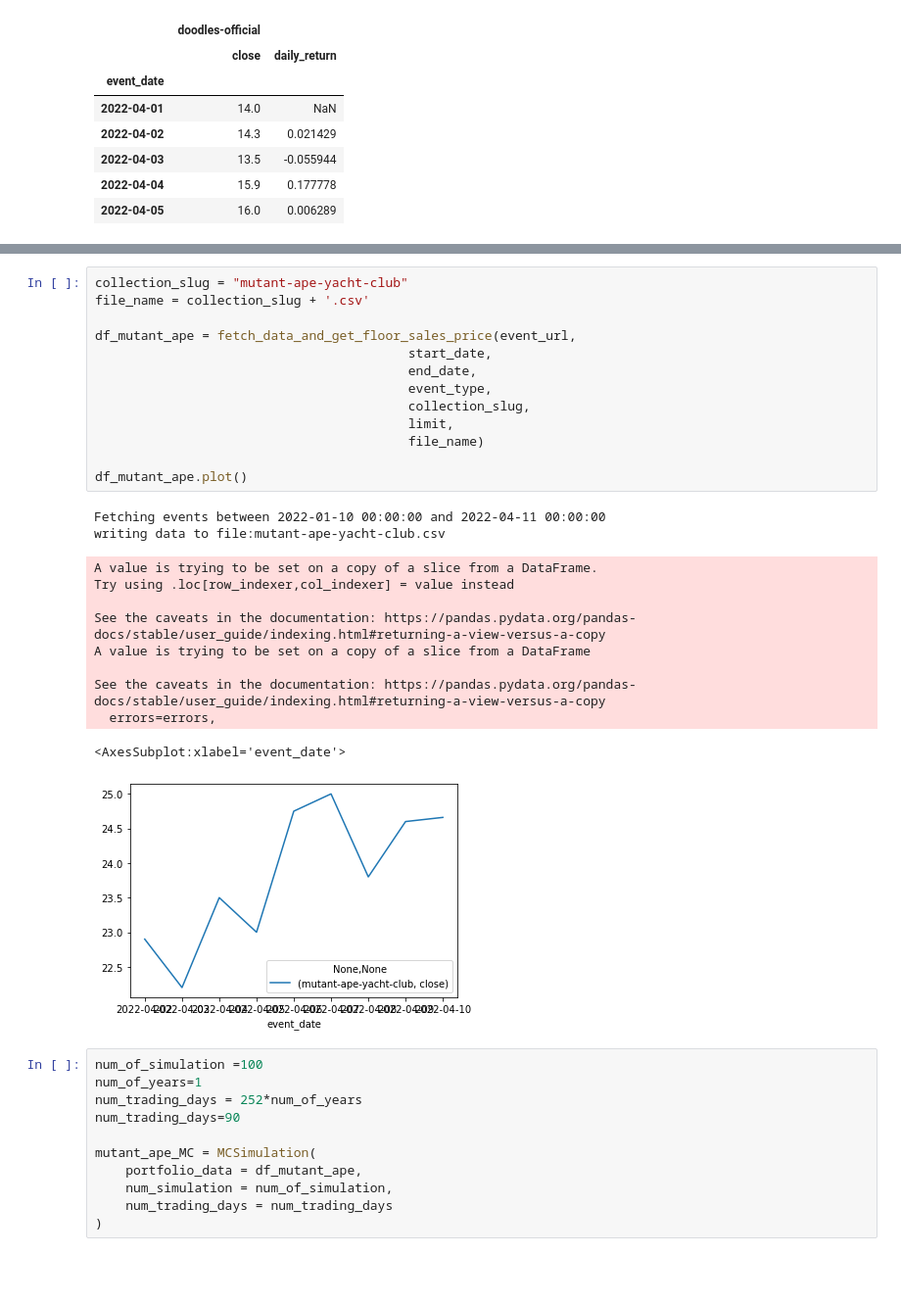
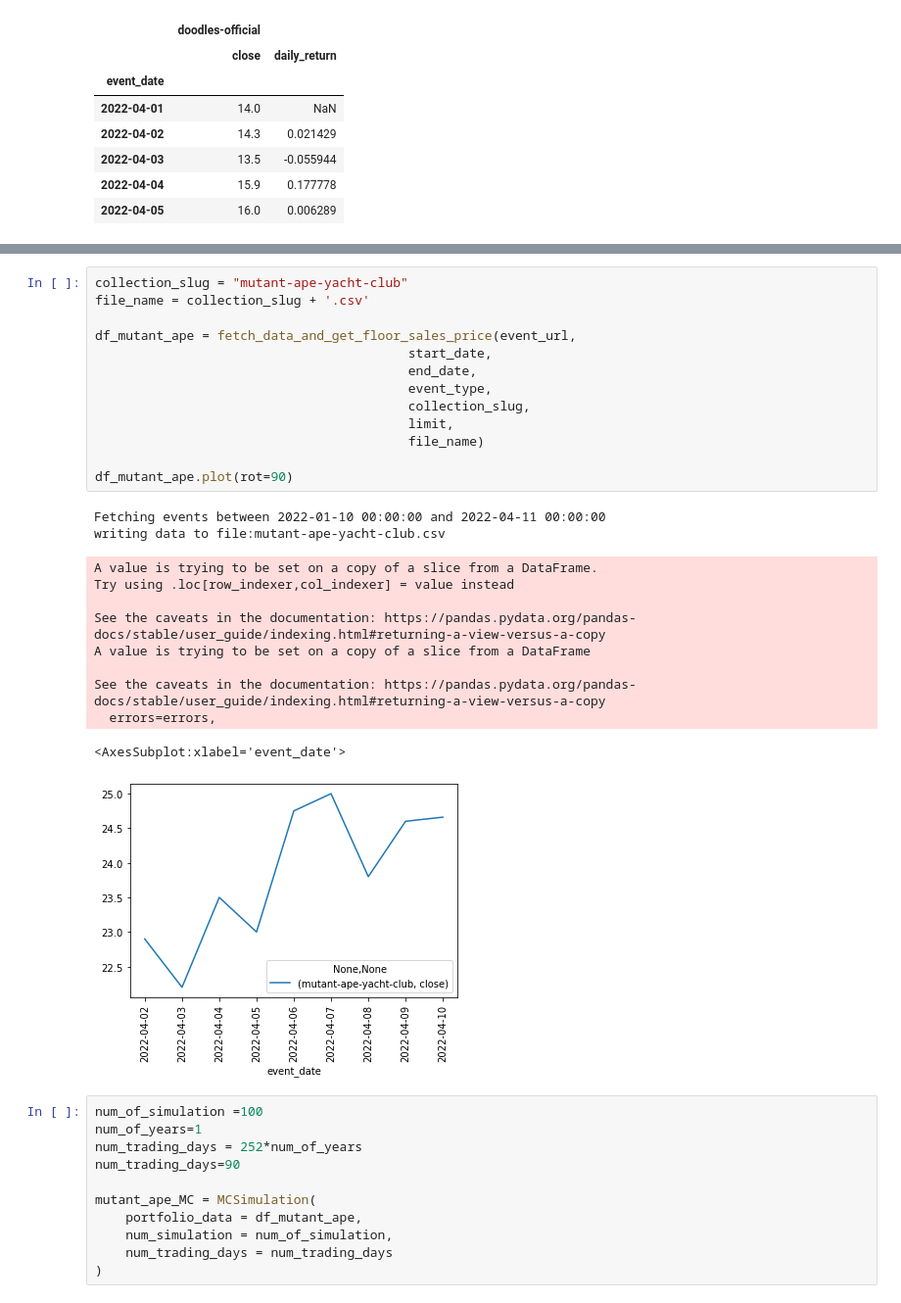
Before and after one commit to sameerlakhe/NFTPriceTrackerAndForecaster, a Jupyter notebook: nft_tracker.ipynb, the cells around one changed output, grey strips where cells are left out. Shown at 98% size. Cells and saved outputs as stored; diff of their text form; blank space fills up the shorter version.

```diff
--- a/nft_tracker.ipynb
+++ b/nft_tracker.ipynb
@@ -548,29 +525,29 @@ doodle_line_plot.get_figure().savefig("doodle_MC_sim_plot.png", bbox_inches="tig
 # %%
 collection_slug = "mutant-ape-yacht-club"
 file_name = collection_slug + '.csv'
 
 df_mutant_ape = fetch_data_and_get_floor_sales_price(event_url,
                                          start_date,
                                          end_date,
                                          event_type,
                                          collection_slug,
                                          limit,
                                          file_name)
 
-df_mutant_ape.plot()
+df_mutant_ape.plot(rot=90)
 # %% [output]
 Fetching events between 2022-01-10 00:00:00 and 2022-04-11 00:00:00
 writing data to file:mutant-ape-yacht-club.csv
 A value is trying to be set on a copy of a slice from a DataFrame.
 Try using .loc[row_indexer,col_indexer] = value instead
 
 See the caveats in the documentation: https://pandas.pydata.org/pandas-docs/stable/user_guide/indexing.html#returning-a-view-versus-a-copy
 A value is trying to be set on a copy of a slice from a DataFrame
 
 See the caveats in the documentation: https://pandas.pydata.org/pandas-docs/stable/user_guide/indexing.html#returning-a-view-versus-a-copy
   errors=errors,
 <AxesSubplot:xlabel='event_date'>
-[figure, old version]
+[figure, new version]
 # %%
 num_of_simulation =100
 num_of_years=1
```
Also changed, not shown: parts of 17 cells of this notebook, 11 other files.
